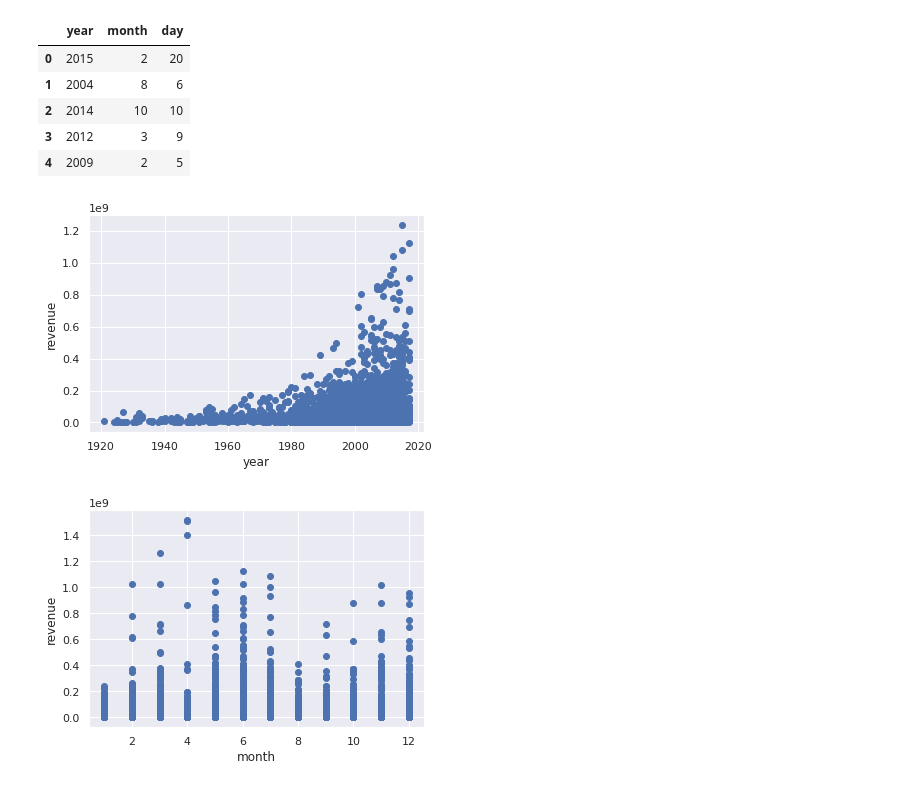
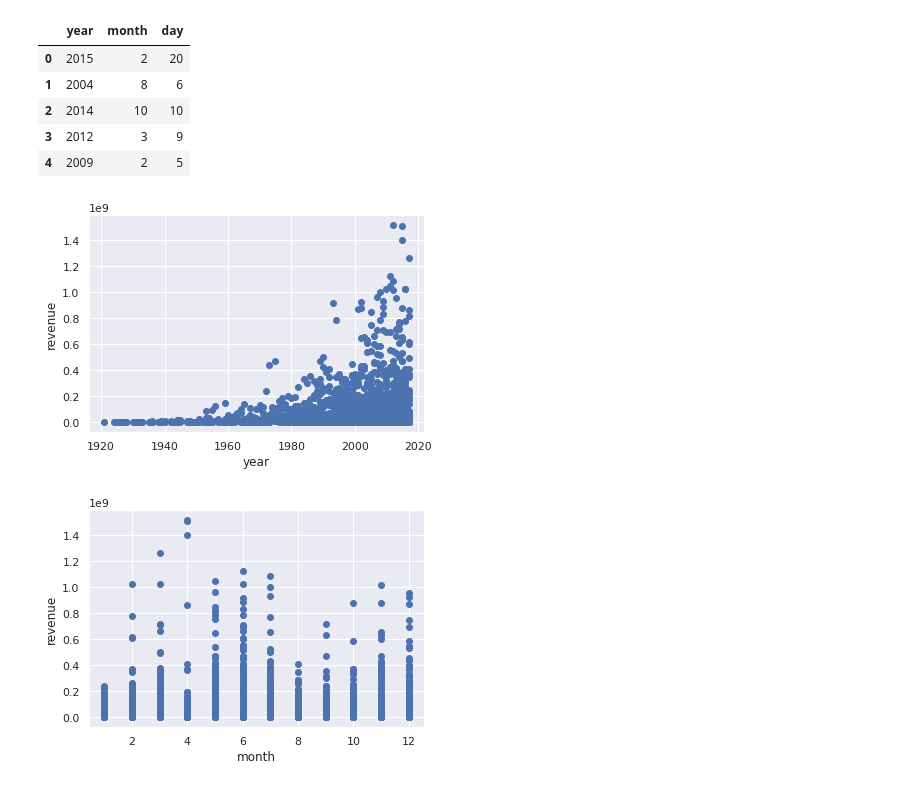
Before and after one commit to achillelamb/the-movie-db, a Jupyter notebook: The-Movie-DB.ipynb, the cells around one changed output. Saved outputs shown, nothing was run; the diff lists cells and outputs as text; code cells hidden in the pictures.

```diff
--- a/The-Movie-DB.ipynb
+++ b/The-Movie-DB.ipynb
@@ -238,15 +238,15 @@ See the caveats in the documentation: https://pandas.pydata.org/pandas-docs/stab
 # %%
 # Let's plot the data now
 x = train_set['year']
 #x = [len(train_set['keywords'][i]) for i in range(len(train_set['keywords']))]
-y = train_set['predicted']
+y = train_set['revenue']
 
 plt.scatter(x,y)
 plt.xlabel("year")
 plt.ylabel("revenue")
 plt.show()
 # %% [output]
-[figure, old version]
+[figure, new version]
 # %%
 # Let's plot the data now
 x = train_set['month']
```
Also changed, not shown: parts of 20 cells of this notebook.
